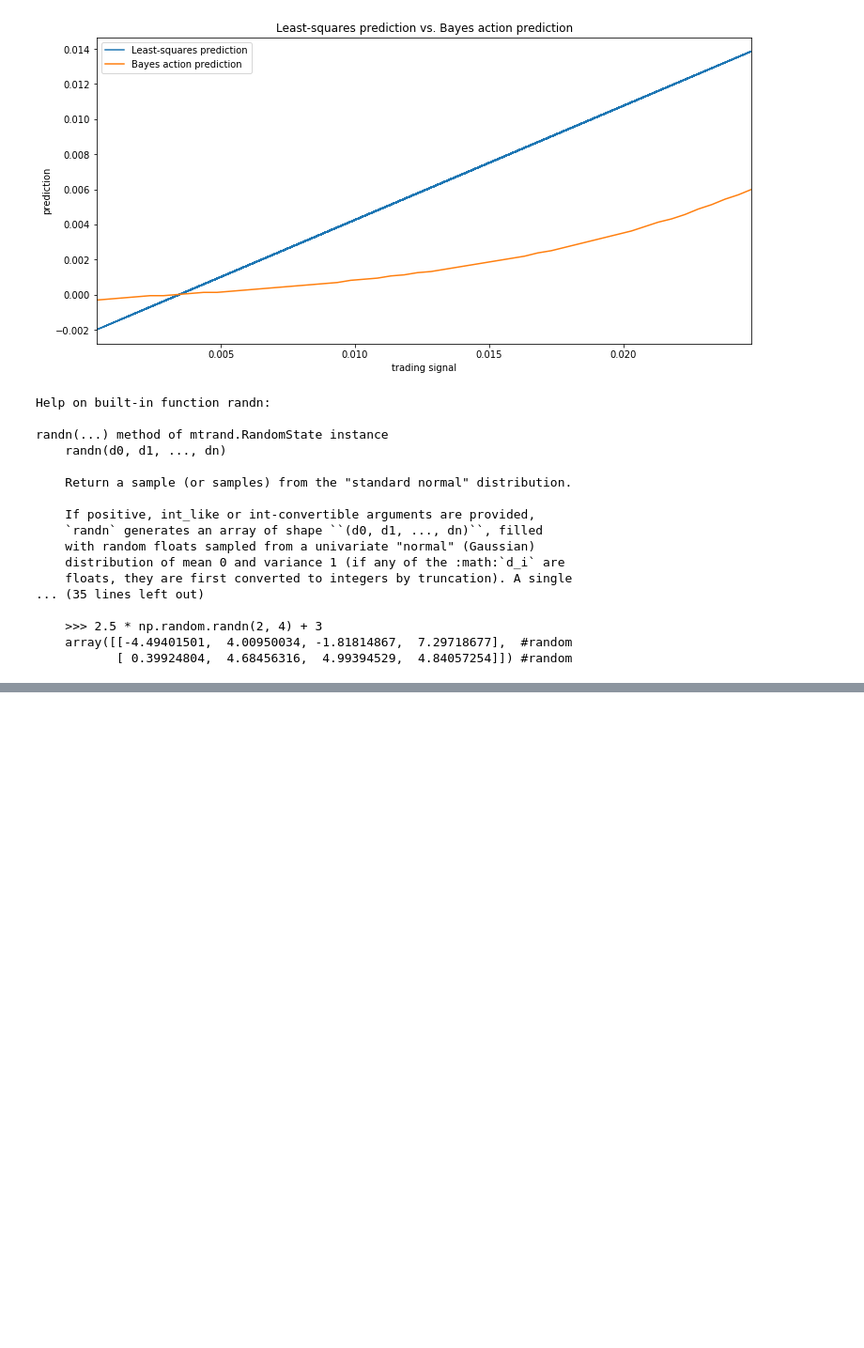
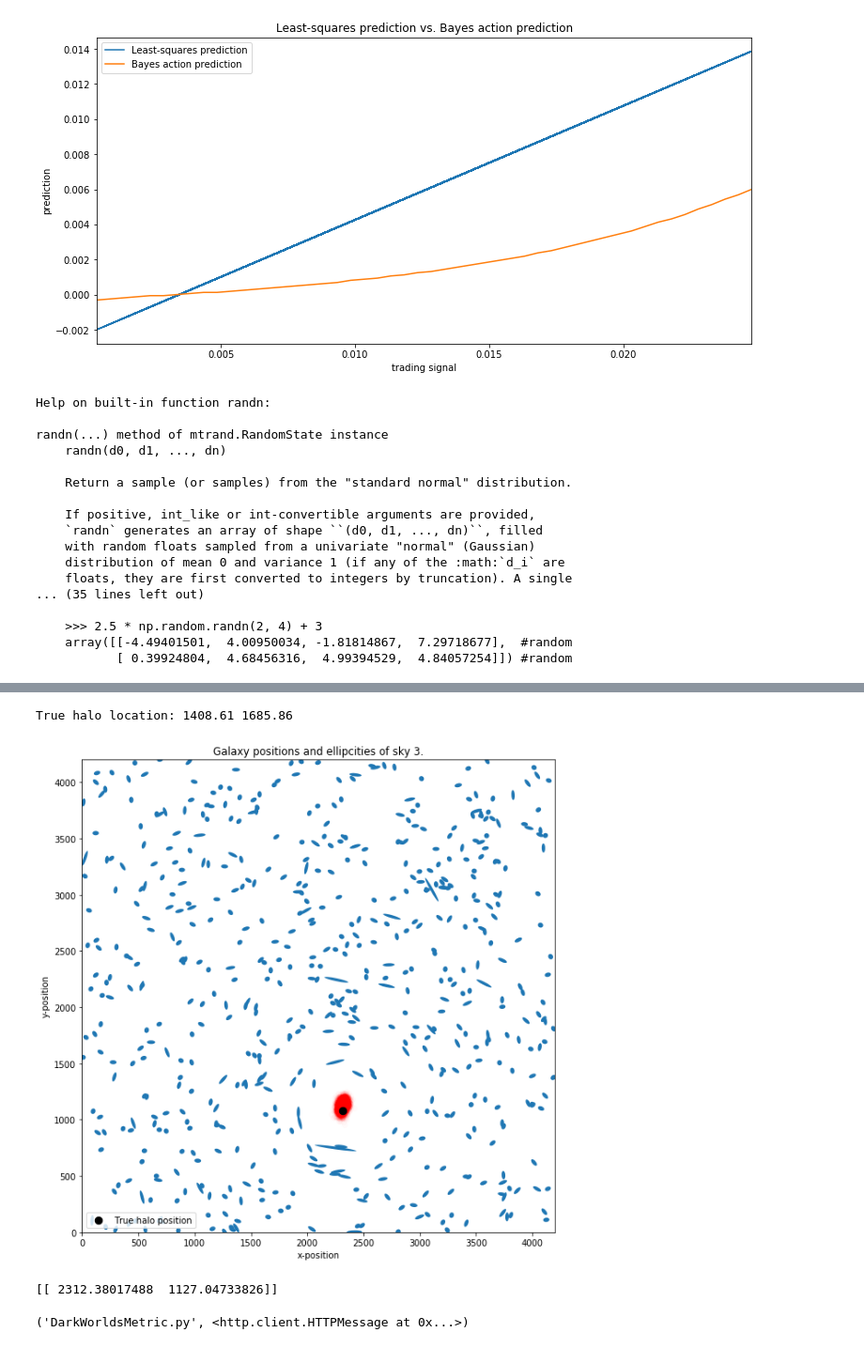
Before and after one commit to TanUkkii007/Probabilistic-Programming-and-Bayesian-Methods-for-Hackers, a Jupyter notebook: ch05/Ch5_LossFunctions_PyMC3.ipynb, the cells around one changed output, grey strips where cells are left out. Shown at 94% size. Drawn from its saved outputs; the diff is of its cells as text; code cells hidden in the pictures; blank space fills up the shorter version.

```diff
--- a/ch05/Ch5_LossFunctions_PyMC3.ipynb
+++ b/ch05/Ch5_LossFunctions_PyMC3.ipynb
@@ -317,0 +407,24 @@ randn(...) method of mtrand.RandomState instance
+# %%
+fig = draw_sky(data)
+plt.title("Galaxy positions and ellipcities of sky %d." % n_sky)
+plt.xlabel("x-position")
+plt.ylabel("y-position")
+plt.scatter(t[:,0], t[:,1], alpha=0.015, c="r")
+plt.scatter(halo_data[n_sky-1][3], halo_data[n_sky-1][4], label="True halo position", c="k", s=70)
+plt.legend(scatterpoints=1, loc="lower left")
+plt.xlim(0, 4200)
+plt.ylim(0, 4200)
+
+print("True halo location:", halo_data[n_sky][3], halo_data[n_sky][4])
+# %% [output]
+True halo location: 1408.61 1685.86
+[figure, added]
+# %%
+mean_posterior = t.mean(axis=0).reshape(1,2)
+print(mean_posterior)
+# %% [output]
+[[ 2312.38017488  1127.04733826]]
+# %%
+urlretrieve("https://raw.githubusercontent.com/CamDavidsonPilon/Probabilistic-Programming-and-Bayesian-Methods-for-Hackers/master/Chapter5_LossFunctions/DarkWorldsMetric.py", "DarkWorldsMetric.py")
+# %% [output]
+('DarkWorldsMetric.py', <http.client.HTTPMessage at 0x...>)
```
Also changed, not shown: parts of 14 cells of this notebook, 5 other files.
